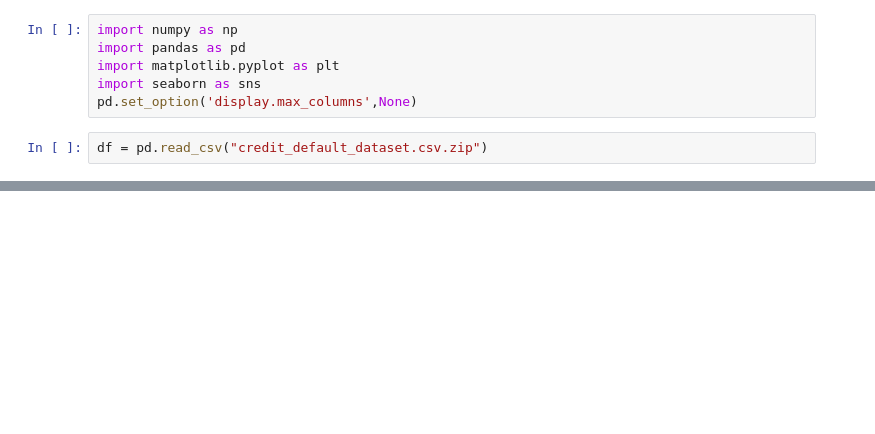
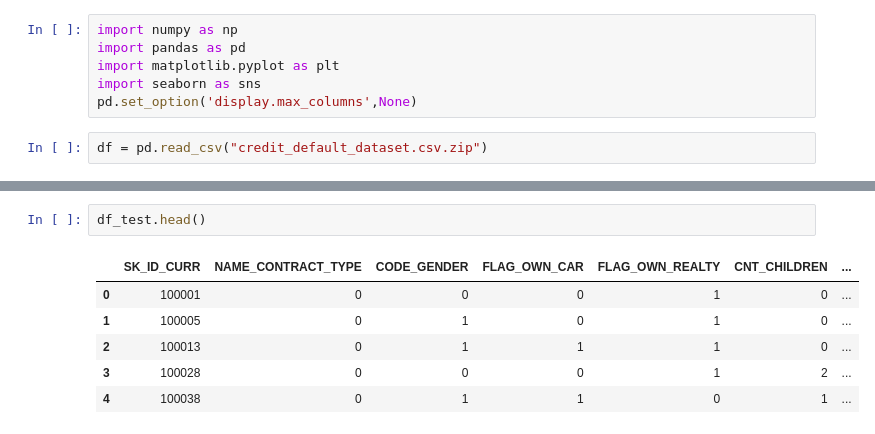
Before and after one commit to yuvraj619/Home_Credit_Default_Risk, a Jupyter notebook: home_credit_default_risk.ipynb, the cells around one changed output, grey strips where cells are left out. Drawn from its saved outputs; the diff is of its cells as text; blank space fills up the shorter version.

```diff
--- a/home_credit_default_risk.ipynb
+++ b/home_credit_default_risk.ipynb
@@ -157,0 +174,9 @@ df.head()
+# %%
+df_test.head()
+# %% [output]
+|  | SK_ID_CURR | NAME_CONTRACT_TYPE | CODE_GENDER | FLAG_OWN_CAR | FLAG_OWN_REALTY | CNT_CHILDREN | ... |
+| 0 | 100001 | 0 | 0 | 0 | 1 | 0 | ... |
+| 1 | 100005 | 0 | 1 | 0 | 1 | 0 | ... |
+| 2 | 100013 | 0 | 1 | 1 | 1 | 0 | ... |
+| 3 | 100028 | 0 | 0 | 0 | 1 | 2 | ... |
+| 4 | 100038 | 0 | 1 | 1 | 0 | 1 | ... |
```
Also changed, not shown: parts of 26 cells of this notebook, 1 other file.
